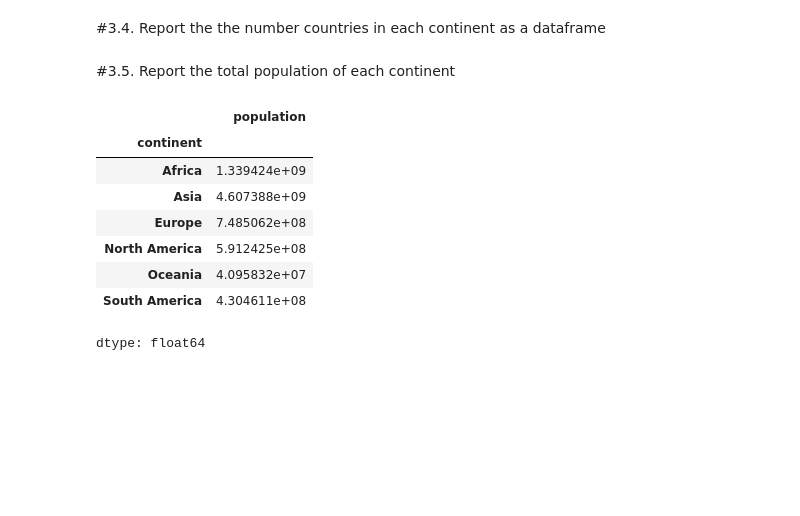
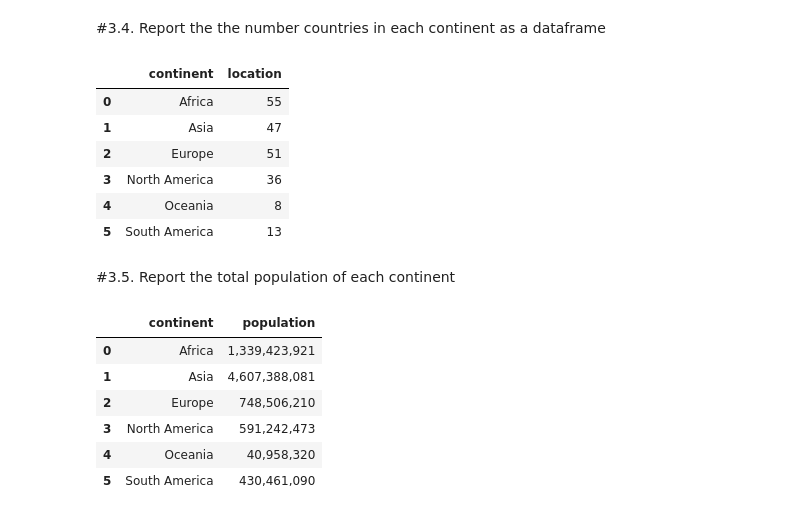
Before and after one commit to PhamTienLoc/Lab_DM, a Jupyter notebook: Lab_1_21130429_PhamTienLoc.ipynb, the cells around one changed output. Saved outputs shown, nothing was run; the diff lists cells and outputs as text; code cells hidden in the pictures; blank space fills up the shorter version.

```diff
--- a/Lab_1_21130429_PhamTienLoc.ipynb
+++ b/Lab_1_21130429_PhamTienLoc.ipynb
@@ -230,14 +228,26 @@ dtype: object
+# %%
+#code
+# groupby
+num_countries_in_each_continent = countries.groupby('continent')['location'].count().reset_index()
+num_countries_in_each_continent
+# %% [output]
+|  | continent | location |
+| 0 | Africa | 55 |
+| 1 | Asia | 47 |
+| 2 | Europe | 51 |
+| 3 | North America | 36 |
+| 4 | Oceania | 8 |
+| 5 | South America | 13 |
 # %% [markdown]
 #3.5. Report the total population of each continent
-# %%
-countries.groupby('continent')['population'].sum(numeric_only=True)
-# %% [output]
-|  | population |
-| continent |  |
-| Africa | 1.339424e+09 |
-| Asia | 4.607388e+09 |
-| Europe | 7.485062e+08 |
-| North America | 5.912425e+08 |
-| Oceania | 4.095832e+07 |
-| South America | 4.304611e+08 |
-dtype: float64
+# %%
+total_population = countries.groupby('continent')['population'].sum().reset_index()
+total_population.style.format({'population' : '{:,.0f}'})
+# %% [output]
+|  | continent | population |
+| 0 | Africa | 1,339,423,921 |
+| 1 | Asia | 4,607,388,081 |
+| 2 | Europe | 748,506,210 |
+| 3 | North America | 591,242,473 |
+| 4 | Oceania | 40,958,320 |
+| 5 | South America | 430,461,090 |
```
Also changed, not shown: parts of 4 cells of this notebook.
